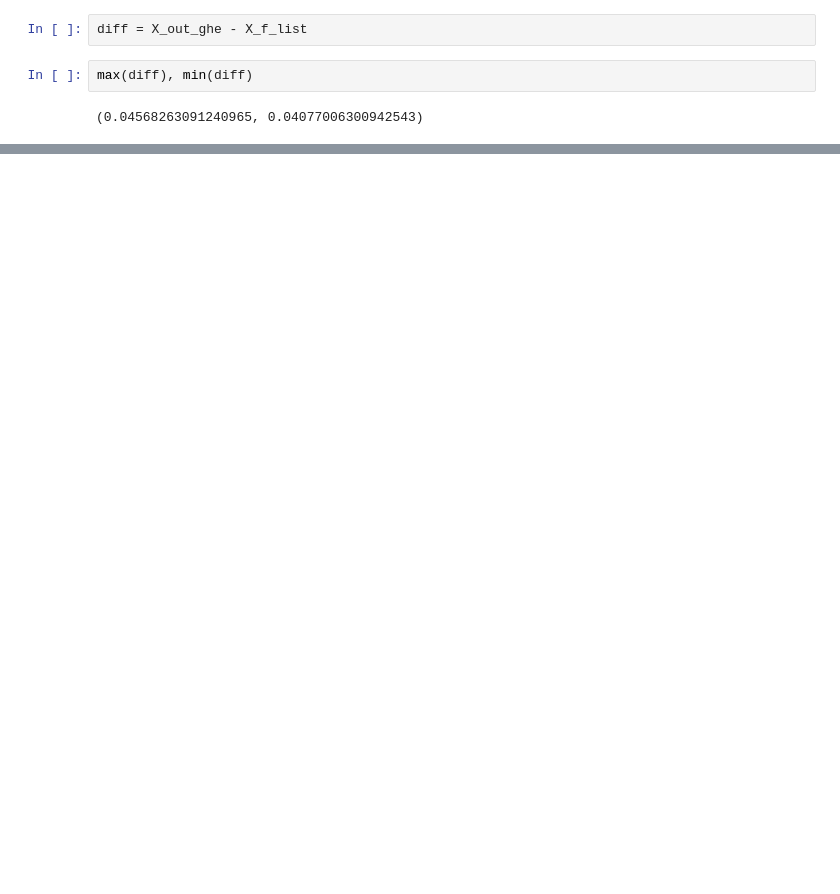
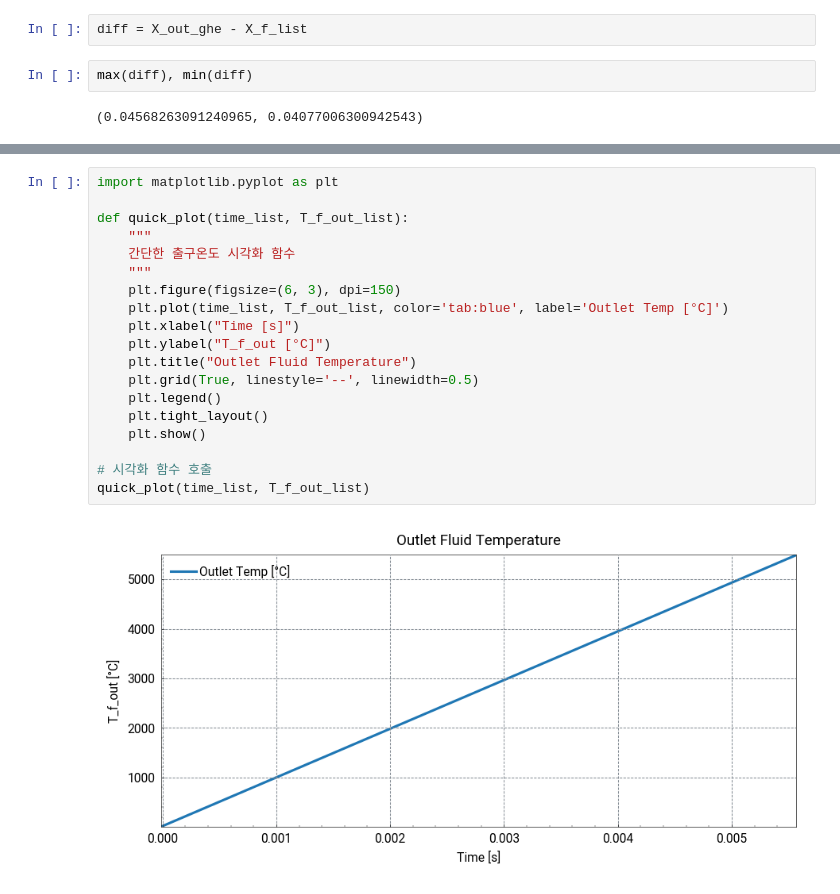
Before and after one commit to BET-lab/enex_analysis_engine, a Jupyter notebook: GSHP_plot.ipynb, the cells around one changed output, grey strips where cells are left out. Saved outputs shown, nothing was run; the diff lists cells and outputs as text; blank space fills up the shorter version.

Commit message:
SAREK svg plot

```diff
--- a/GSHP_plot.ipynb
+++ b/GSHP_plot.ipynb
@@ -652,0 +784,21 @@ dm.util.save_and_show(fig)
+# %%
+import matplotlib.pyplot as plt
+
+def quick_plot(time_list, T_f_out_list):
+    """
+    간단한 출구온도 시각화 함수
+    """
+    plt.figure(figsize=(6, 3), dpi=150)
+    plt.plot(time_list, T_f_out_list, color='tab:blue', label='Outlet Temp [°C]')
+    plt.xlabel("Time [s]")
+    plt.ylabel("T_f_out [°C]")
+    plt.title("Outlet Fluid Temperature")
+    plt.grid(True, linestyle='--', linewidth=0.5)
+    plt.legend()
+    plt.tight_layout()
+    plt.show()
+
+# 시각화 함수 호출
+quick_plot(time_list, T_f_out_list)
+# %% [output]
+[figure, added]
```
Also changed, not shown: parts of 5 cells of this notebook, 4 other files.
